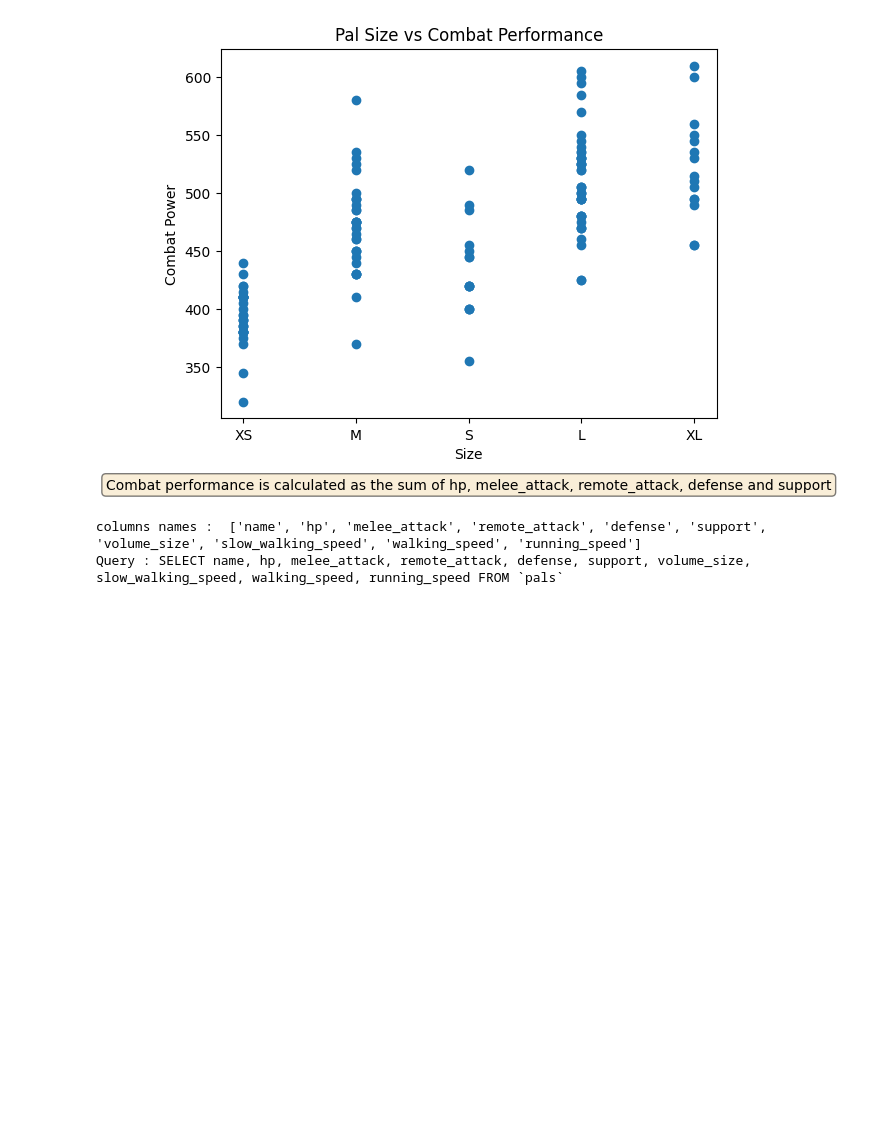
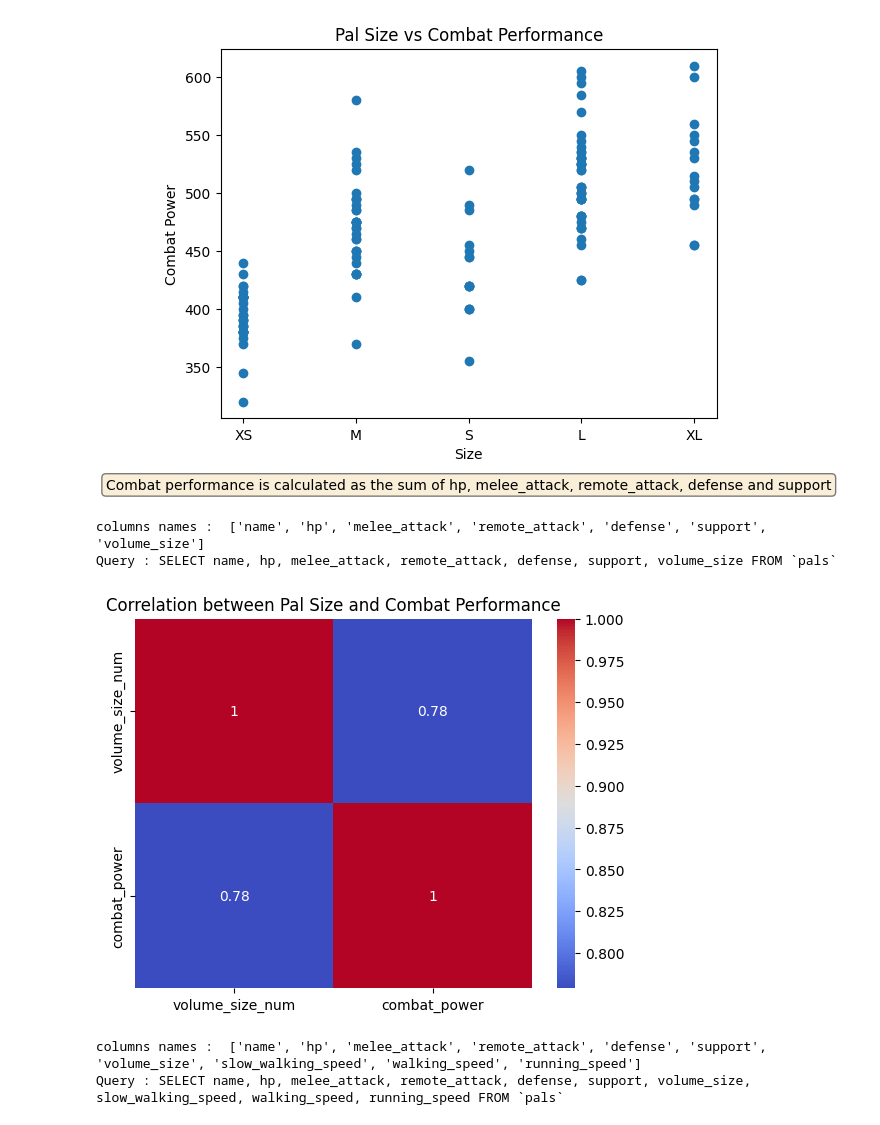
Before and after one commit to christian-aucane/pals-analysis, a Jupyter notebook: analysis.ipynb, the cells around one changed output. Drawn from its saved outputs; the diff is of its cells as text; code cells hidden in the pictures; blank space fills up the shorter version.

```diff
--- a/analysis.ipynb
+++ b/analysis.ipynb
@@ -1172,6 +1172,40 @@ plot_size_vs_performance()
 columns names :  ['name', 'hp', 'melee_attack', 'remote_attack', 'defense', 'support', 'volume_size']
 Query : SELECT name, hp, melee_attack, remote_attack, defense, support, volume_size FROM `pals`
 [figure]
+# %%
+
+def plot_size_vs_performance():
+
+    # Import the dataset
+    dataset = db.get_df_from_select(table_name="pals", columns_names=["name", "hp", "melee_attack", "remote_attack", "defense", "support", "volume_size"])
+
+    # Calculate combat power
+    dataset['combat_power'] = dataset[["hp", "melee_attack", "remote_attack", "defense", "support"]].sum(axis=1)
+
+    # Define the order
+    size_order = ['XS', 'S', 'M', 'L', 'XL']
+
+    # Convert 'volume_size' to a categorical type with the specified order
+    dataset['volume_size'] = pd.Categorical(dataset['volume_size'], categories=size_order, ordered=True)
+
+    # Convert 'volume_size' to numerical values for correlation calculation
+    dataset['volume_size_num'] = dataset['volume_size'].cat.codes
+
+    # Calculate the correlation matrix
+    correlation_matrix = dataset[['volume_size_num', 'combat_power']].corr()
+
+    # Create a heatmap
+    sns.heatmap(correlation_matrix, annot=True, cmap='coolwarm')
+
+    plt.title('Correlation between Pal Size and Combat Performance')
+    plt.show()
+
+# Call the function
+plot_size_vs_performance()
+# %% [output]
+columns names :  ['name', 'hp', 'melee_attack', 'remote_attack', 'defense', 'support', 'volume_size']
+Query : SELECT name, hp, melee_attack, remote_attack, defense, support, volume_size FROM `pals`
+[figure, added]
 # %%
 # Function to plot the average speed of pals vs combat performance
 def plot_speed_vs_performance():
```
Also changed, not shown: parts of 1 cell of this notebook.
